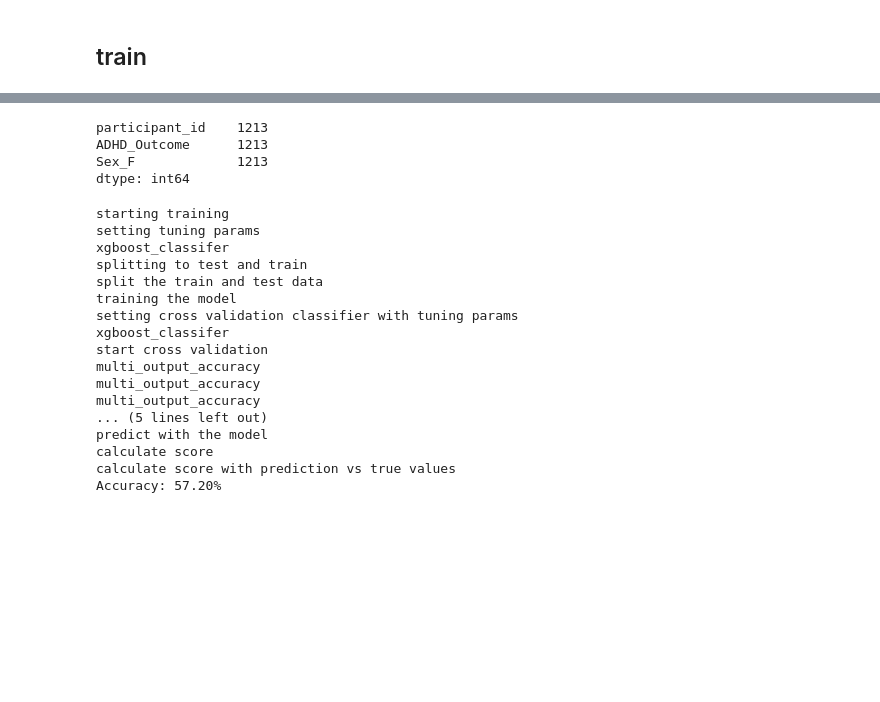
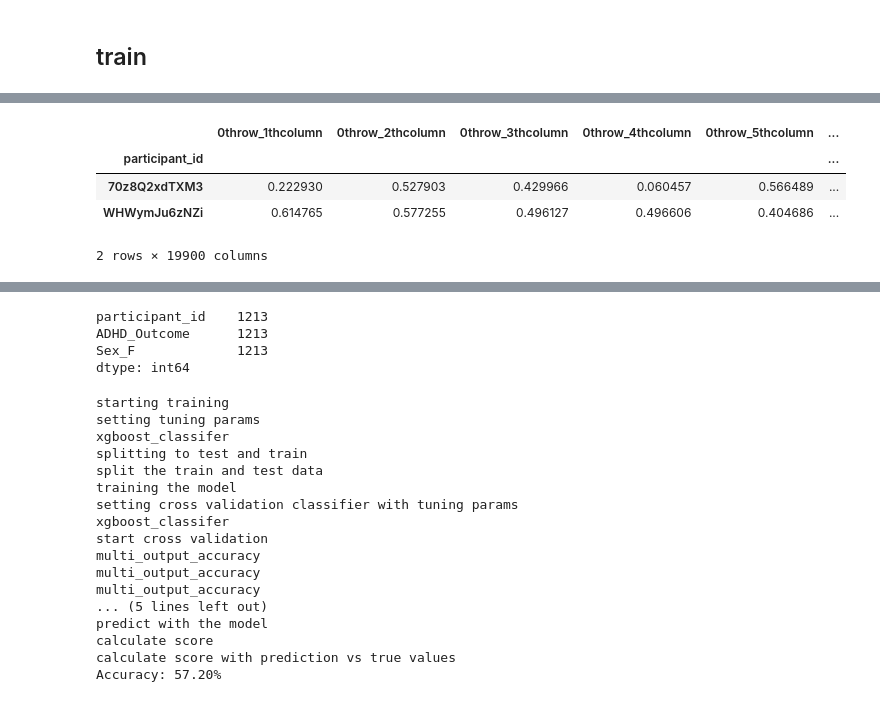
Before and after one commit to amohan601/kaggle-datathon-2025, a Jupyter notebook: output-result.ipynb, the cells around one changed output, grey strips where cells are left out. Drawn from its saved outputs; the diff is of its cells as text; code cells hidden in the pictures; blank space fills up the shorter version.

```diff
--- a/output-result.ipynb
+++ b/output-result.ipynb
@@ -266,0 +300,8 @@ test matrices data count (304, 19901)
+# %%
+df_matrices_train.head(2)
+# %% [output]
+|  | 0throw_1thcolumn | 0throw_2thcolumn | 0throw_3thcolumn | 0throw_4thcolumn | 0throw_5thcolumn | ... |
+| participant_id |  |  |  |  |  | ... |
+| 70z8Q2xdTXM3 | 0.222930 | 0.527903 | 0.429966 | 0.060457 | 0.566489 | ... |
+| WHWymJu6zNZi | 0.614765 | 0.577255 | 0.496127 | 0.496606 | 0.404686 | ... |
+2 rows × 19900 columns
```
Also changed, not shown: parts of 28 cells of this notebook.
